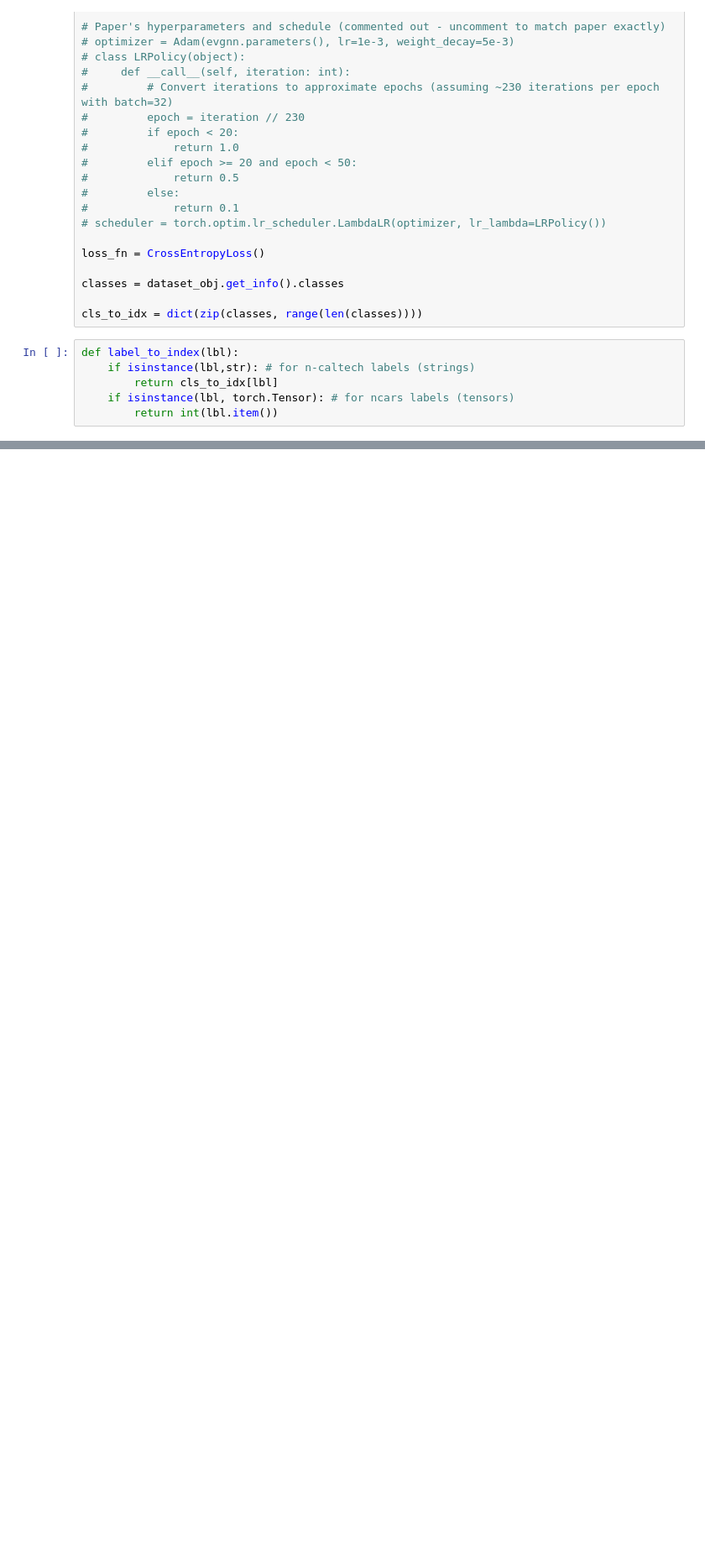
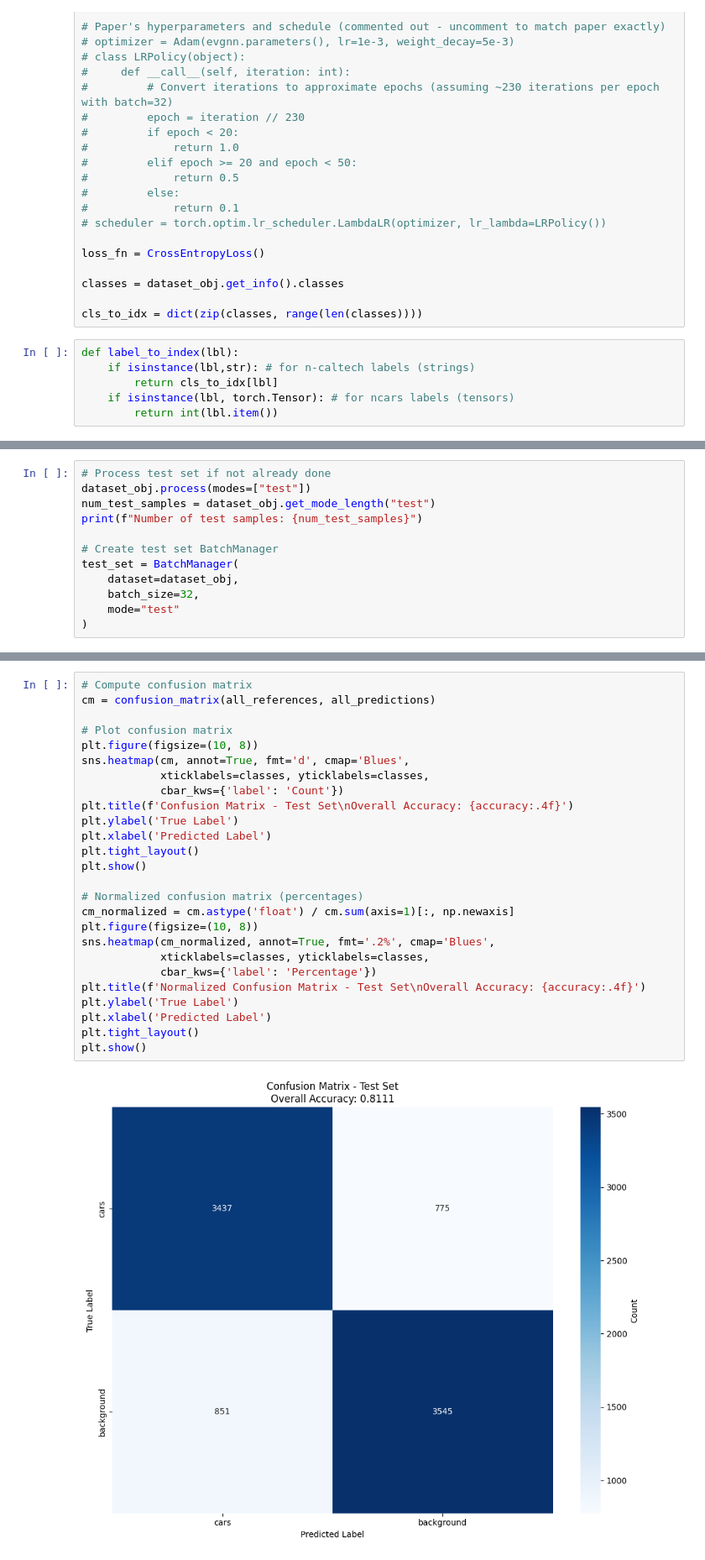
Before and after one commit to BPasak/GNNBenchmark, a Jupyter notebook: src/Examples/EvGNN_On_NCars.ipynb, the cells around one changed output, grey strips where cells are left out. Shown at 84% size. Cells and saved outputs as stored; diff of their text form; blank space fills up the shorter version.

Commit message:
first test results on ncars testing dataset with fused evgnn, 81% acccuracy with similar class wise accuracies

```diff
--- a/src/Examples/EvGNN_On_NCars.ipynb
+++ b/src/Examples/EvGNN_On_NCars.ipynb
@@ -315,0 +288,12 @@ Accuracy: 0.8375
+# %%
+# Process test set if not already done
+dataset_obj.process(modes=["test"])
+num_test_samples = dataset_obj.get_mode_length("test")
+print(f"Number of test samples: {num_test_samples}")
+
+# Create test set BatchManager
+test_set = BatchManager(
+    dataset=dataset_obj,
+    batch_size=32,
+    mode="test"
+)
@@ -315,0 +410,28 @@ Accuracy: 0.8375
+# %%
+# Compute confusion matrix
+cm = confusion_matrix(all_references, all_predictions)
+
+# Plot confusion matrix
+plt.figure(figsize=(10, 8))
+sns.heatmap(cm, annot=True, fmt='d', cmap='Blues',
+            xticklabels=classes, yticklabels=classes,
+            cbar_kws={'label': 'Count'})
+plt.title(f'Confusion Matrix - Test Set\nOverall Accuracy: {accuracy:.4f}')
+plt.ylabel('True Label')
+plt.xlabel('Predicted Label')
+plt.tight_layout()
+plt.show()
+
+# Normalized confusion matrix (percentages)
+cm_normalized = cm.astype('float') / cm.sum(axis=1)[:, np.newaxis]
+plt.figure(figsize=(10, 8))
+sns.heatmap(cm_normalized, annot=True, fmt='.2%', cmap='Blues',
+            xticklabels=classes, yticklabels=classes,
+            cbar_kws={'label': 'Percentage'})
+plt.title(f'Normalized Confusion Matrix - Test Set\nOverall Accuracy: {accuracy:.4f}')
+plt.ylabel('True Label')
+plt.xlabel('Predicted Label')
+plt.tight_layout()
+plt.show()
+# %% [output]
+[figure, added]
```
Also changed, not shown: parts of 14 cells of this notebook, 1 other file.
